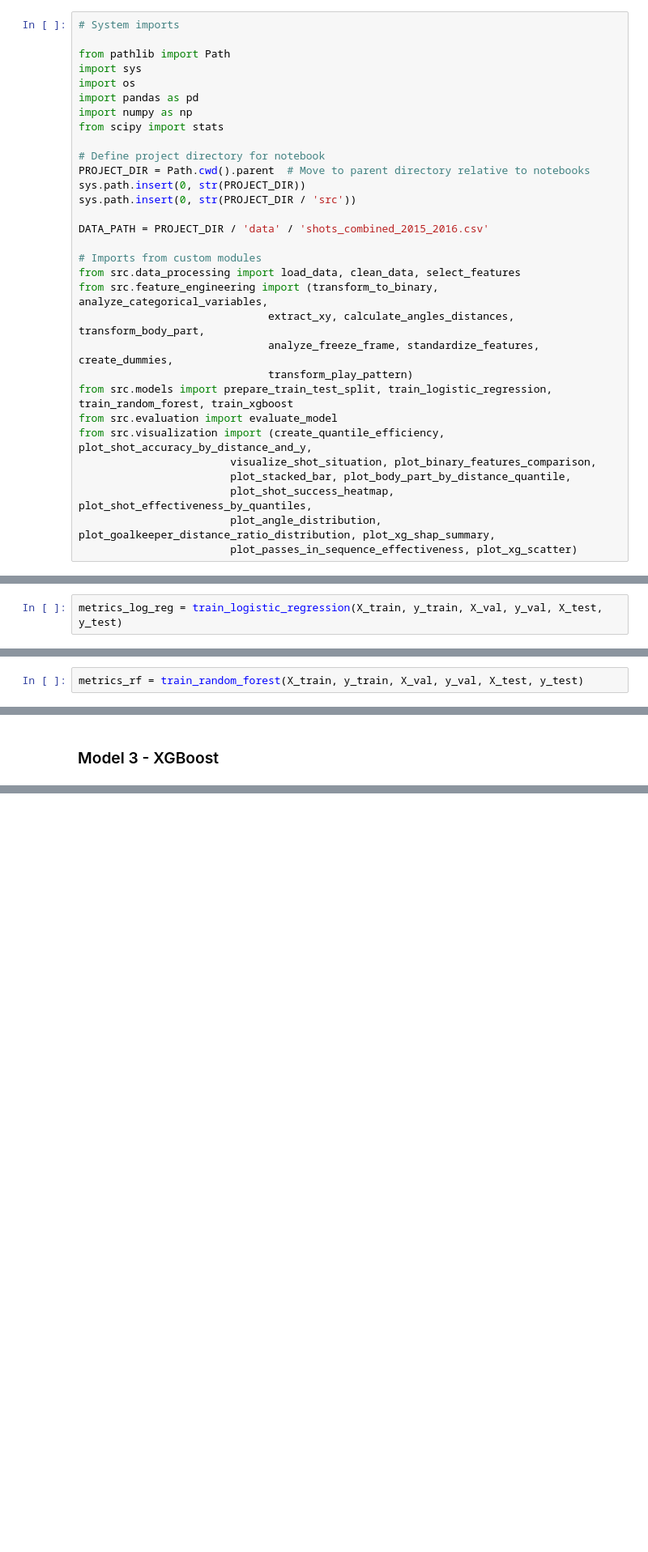
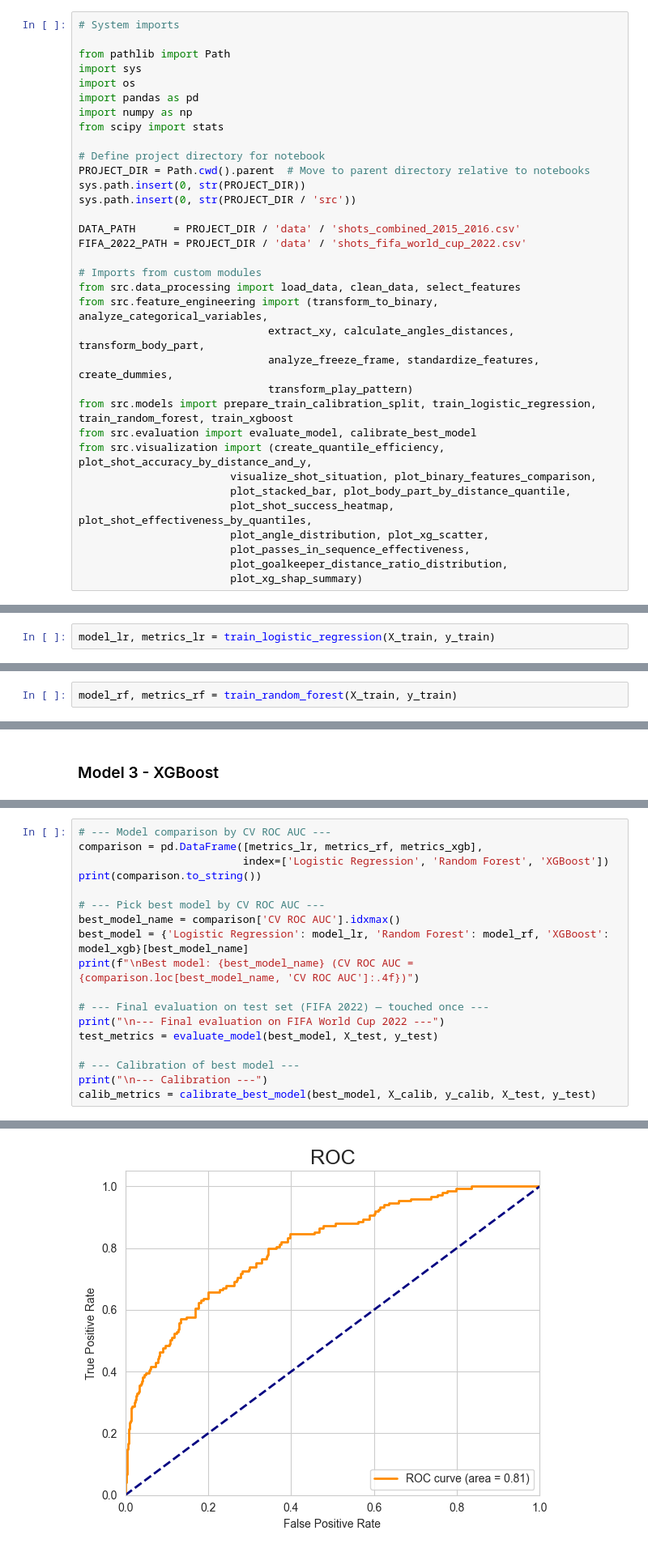
Before and after one commit to bsobkowicz1096/Football-xG-Predictor, a Jupyter notebook: notebooks/xg_model.ipynb, the cells around one changed output, grey strips where cells are left out. Shown at 81% size. Cells and saved outputs as stored; diff of their text form; blank space fills up the shorter version.

```diff
--- a/notebooks/xg_model.ipynb
+++ b/notebooks/xg_model.ipynb
@@ -25,7 +22,8 @@ PROJECT_DIR = Path.cwd().parent  # Move to parent directory relative to notebook
 sys.path.insert(0, str(PROJECT_DIR))
 sys.path.insert(0, str(PROJECT_DIR / 'src'))
 
-DATA_PATH = PROJECT_DIR / 'data' / 'shots_combined_2015_2016.csv'
+DATA_PATH      = PROJECT_DIR / 'data' / 'shots_combined_2015_2016.csv'
+FIFA_2022_PATH = PROJECT_DIR / 'data' / 'shots_fifa_world_cup_2022.csv'
 
 # Imports from custom modules
 from src.data_processing import load_data, clean_data, select_features
@@ -33,14 +31,16 @@ from src.feature_engineering import (transform_to_binary, analyze_categorical_va
                               extract_xy, calculate_angles_distances, transform_body_part,
                               analyze_freeze_frame, standardize_features, create_dummies,
                               transform_play_pattern)
-from src.models import prepare_train_test_split, train_logistic_regression, train_random_forest, train_xgboost
-from src.evaluation import evaluate_model
+from src.models import prepare_train_calibration_split, train_logistic_regression, train_random_forest, train_xgboost
+from src.evaluation import evaluate_model, calibrate_best_model
 from src.visualization import (create_quantile_efficiency, plot_shot_accuracy_by_distance_and_y,
                         visualize_shot_situation, plot_binary_features_comparison,
                         plot_stacked_bar, plot_body_part_by_distance_quantile,
                         plot_shot_success_heatmap, plot_shot_effectiveness_by_quantiles,
-                        plot_angle_distribution, plot_goalkeeper_distance_ratio_distribution, plot_xg_shap_summary,
-                        plot_passes_in_sequence_effectiveness, plot_xg_scatter)
+                        plot_angle_distribution, plot_xg_scatter,
+                        plot_passes_in_sequence_effectiveness,
+                        plot_goalkeeper_distance_ratio_distribution,
+                        plot_xg_shap_summary)
 # %%
 df = load_data(DATA_PATH)
 # %% [output]
@@ -687,6 +727,6 @@ Due to the nature of Expected Goals modeling, I will focus mainly on assessing t
 # %% [markdown]
 ### Model 1 - Logistic Regression
 # %%
-metrics_log_reg = train_logistic_regression(X_train, y_train, X_val, y_val, X_test, y_test)
+model_lr, metrics_lr = train_logistic_regression(X_train, y_train)
 # %% [output]
 Optimizing Logistic Regression...
@@ -718,6 +749,6 @@ The Reliability Diagram reveals that the raw model systematically and significan
 # %% [markdown]
 ### Model 2 - Random Forest
 # %%
-metrics_rf = train_random_forest(X_train, y_train, X_val, y_val, X_test, y_test)
+model_rf, metrics_rf = train_random_forest(X_train, y_train)
 # %% [output]
 Optimizing Random Forest...
@@ -777,3 +790,22 @@ After applying Beta calibration:
 
 #### Error Analysis
 The Reliability Diagram reveals that the raw model significantly **overestimates probabilities**, particularly in lower and medium ranges. Beta calibration effectively corrects these errors, though **deviation from perfect calibration is visible between 0.6 and 0.95** with the **largest error around 0.75-0.78**. For lower probabilities (<0.6) and very high probabilities (>0.95) calibration is **nearly ideal**.
+# %%
+# --- Model comparison by CV ROC AUC ---
+comparison = pd.DataFrame([metrics_lr, metrics_rf, metrics_xgb],
+                          index=['Logistic Regression', 'Random Forest', 'XGBoost'])
+print(comparison.to_string())
+
+# --- Pick best model by CV ROC AUC ---
+best_model_name = comparison['CV ROC AUC'].idxmax()
+best_model = {'Logistic Regression': model_lr, 'Random Forest': model_rf, 'XGBoost': model_xgb}[best_model_name]
+print(f"\nBest model: {best_model_name} (CV ROC AUC = {comparison.loc[best_model_name, 'CV ROC AUC']:.4f})")
+
+# --- Final evaluation on test set (FIFA 2022) — touched once ---
+print("\n--- Final evaluation on FIFA World Cup 2022 ---")
+test_metrics = evaluate_model(best_model, X_test, y_test)
+
+# --- Calibration of best model ---
+print("\n--- Calibration ---")
+calib_metrics = calibrate_best_model(best_model, X_calib, y_calib, X_test, y_test)
+# %% [output]
@@ -779,0 +824 @@ The Reliability Diagram reveals that the raw model significantly **overestimates
+[figure, added]
```
Also changed, not shown: parts of 26 cells of this notebook.
